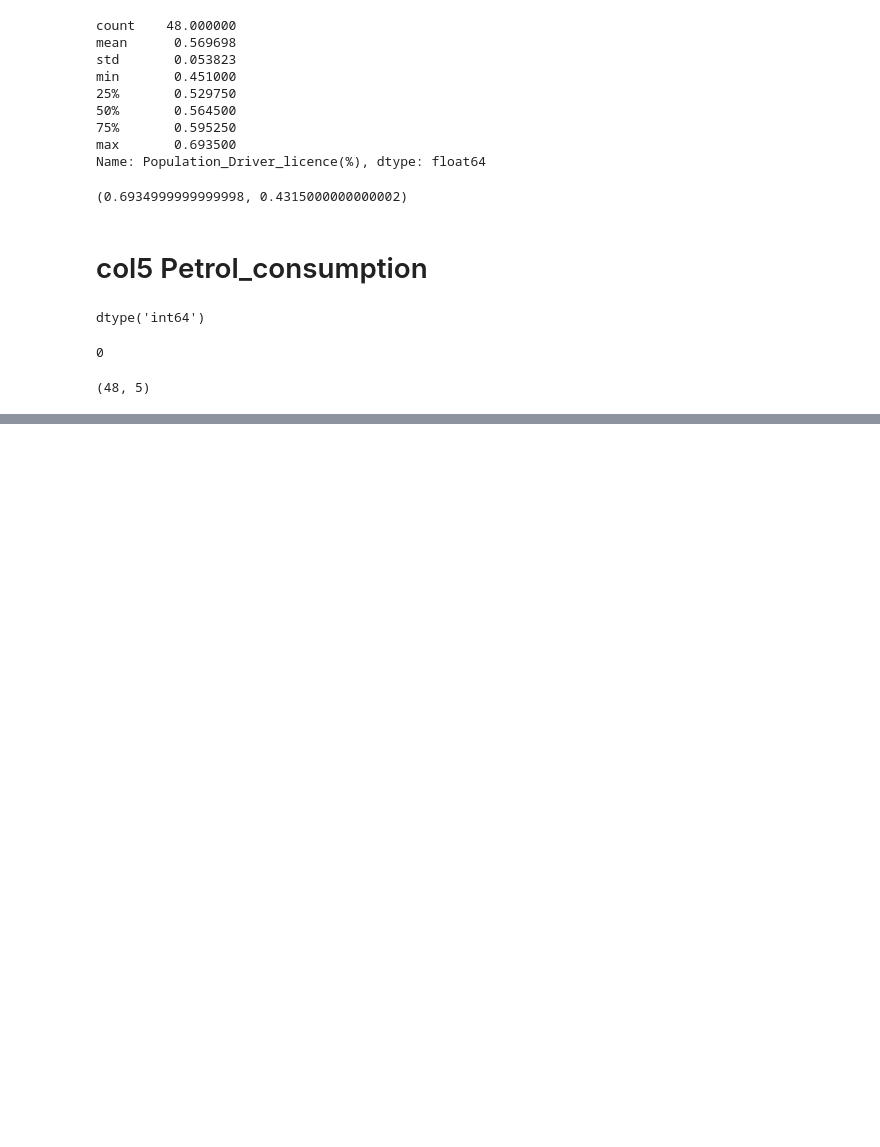
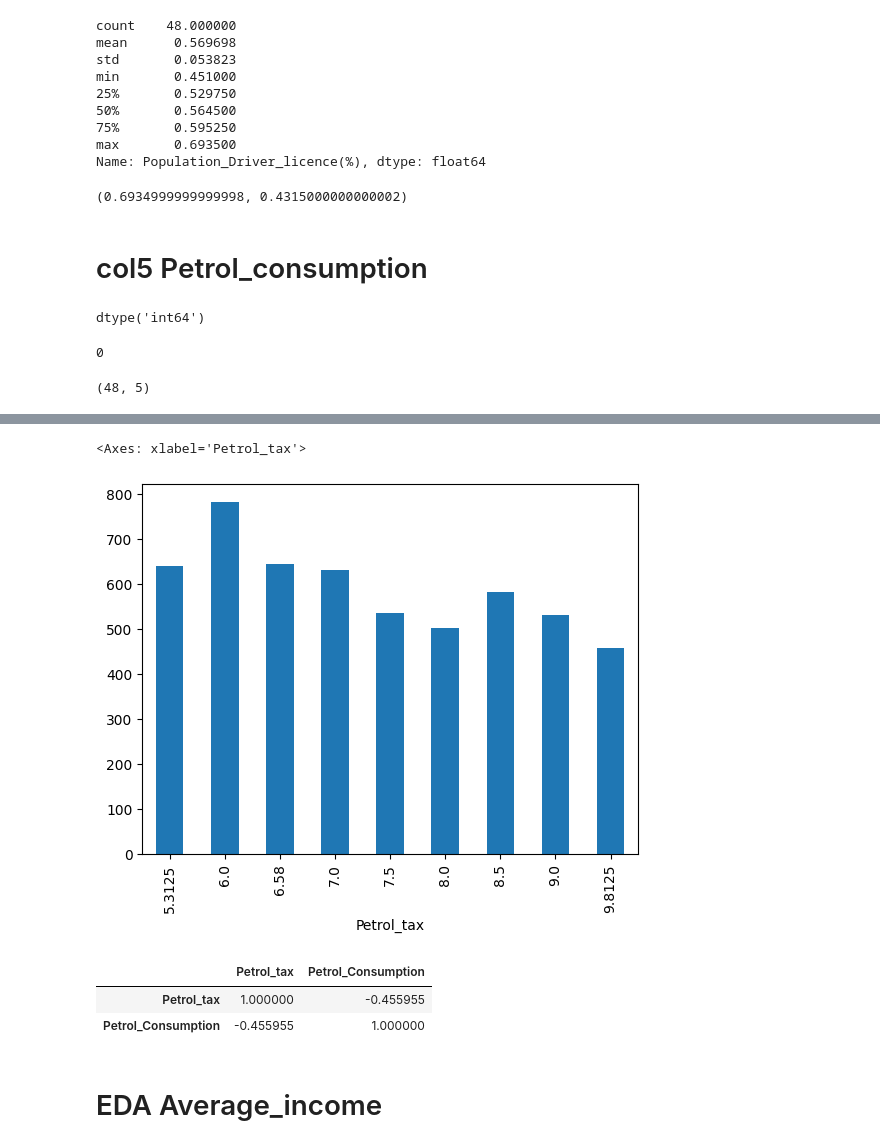
Before and after one commit to neelakandanoj/Python, a Jupyter notebook: MachineLearniing/LinearRegresson/petrol.ipynb, the cells around one changed output, grey strips where cells are left out. Drawn from its saved outputs; the diff is of its cells as text; code cells hidden in the pictures; blank space fills up the shorter version.

```diff
--- a/MachineLearniing/LinearRegresson/petrol.ipynb
+++ b/MachineLearniing/LinearRegresson/petrol.ipynb
@@ -192,0 +217,13 @@ df.shape
+# %%
+df.groupby('Petrol_tax')['Petrol_Consumption'].mean().plot(kind='bar')
+# %% [output]
+<Axes: xlabel='Petrol_tax'>
+[figure, added]
+# %%
+df[['Petrol_tax','Petrol_Consumption']].corr()
+# %% [output]
+|  | Petrol_tax | Petrol_Consumption |
+| Petrol_tax | 1.000000 | -0.455955 |
+| Petrol_Consumption | -0.455955 | 1.000000 |
+# %% [markdown]
+# EDA Average_income
```
Also changed, not shown: parts of 20 cells of this notebook, 1 other file.
